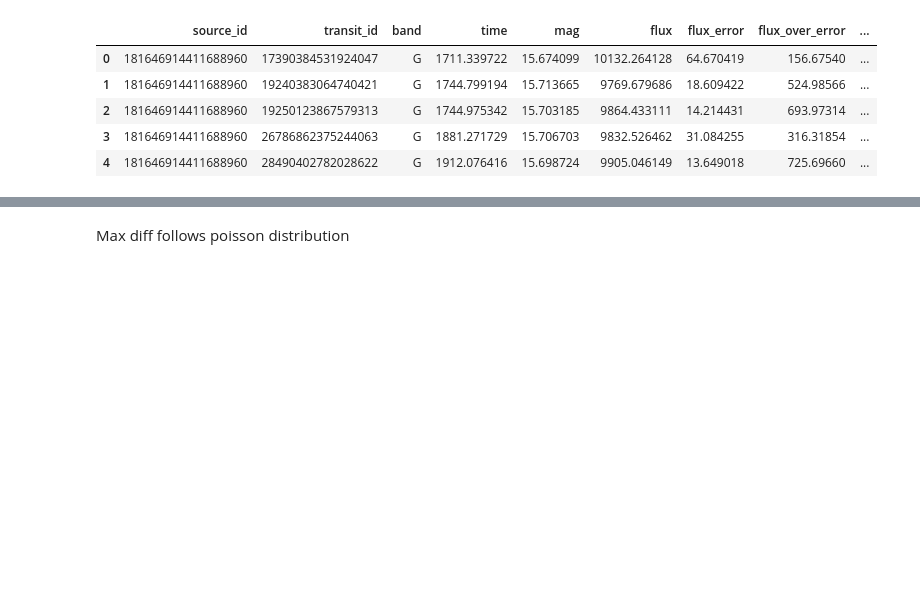
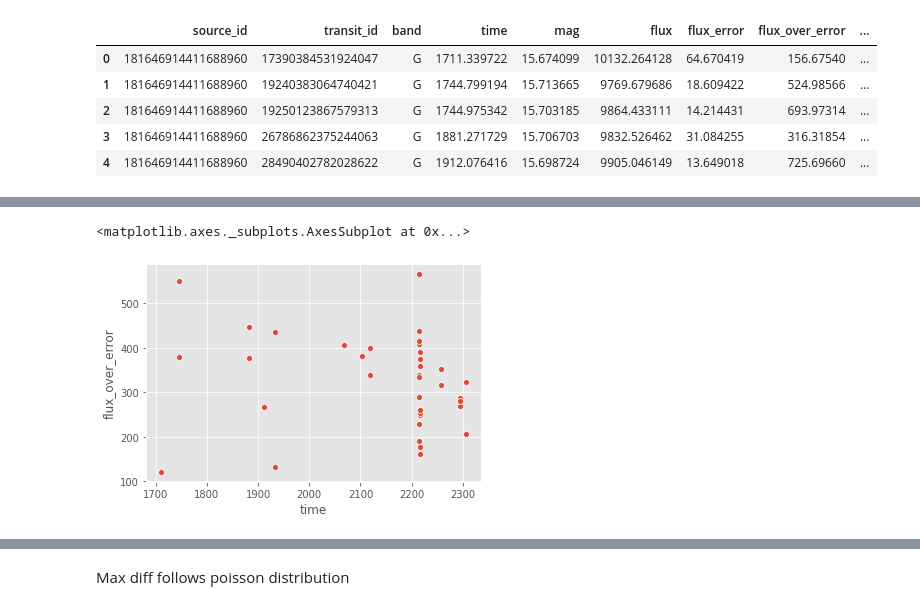
Before and after one commit to glennkroegel/pytorch-starlightcurves, a Jupyter notebook: gaia_analysis.ipynb, the cells around one changed output, grey strips where cells are left out. Cells and saved outputs as stored; diff of their text form; code cells hidden in the pictures; blank space fills up the shorter version.

```diff
--- a/gaia_analysis.ipynb
+++ b/gaia_analysis.ipynb
@@ -21,3 +21,5 @@ df.head()
 | 2 | 181646914411688960 | 19250123867579313 | G | 1744.975342 | 15.703185 | 9864.433111 | 14.214431 | 693.97314 | ... |
 | 3 | 181646914411688960 | 26786862375244063 | G | 1881.271729 | 15.706703 | 9832.526462 | 31.084255 | 316.31854 | ... |
 | 4 | 181646914411688960 | 28490402782028622 | G | 1912.076416 | 15.698724 | 9905.046149 | 13.649018 | 725.69660 | ... |
+# %%
+sources=df['source_id'].unique()
@@ -24,2 +35,2 @@ df.head()
 # %%
-df.groupby(['source_id', 'band', 'time'])['flux_over_error'].first()
+grouped = df.groupby(['source_id', 'band', 'time'])['flux_over_error'].first().reset_index()
@@ -39,0 +37,3 @@ Name: flux_over_error, Length: 86458, dtype: float64
+# %%
+grouped = grouped.loc[grouped['band'] == 'G']
+grouped = grouped.drop('band', axis=1)
@@ -39,0 +75,8 @@ Name: flux_over_error, Length: 86458, dtype: float64
+# %%
+plot_data = grouped.loc[grouped['source_id'] == sources[108]]
+# plot_data = plot_data.loc[plot_data['band'] == 'G']
+# %%
+sns.scatterplot(x='time', y='flux_over_error', data=plot_data)
+# %% [output]
+<matplotlib.axes._subplots.AxesSubplot at 0x...>
+[figure, added]
```
Also changed, not shown: parts of 19 cells of this notebook, 4 other files.
